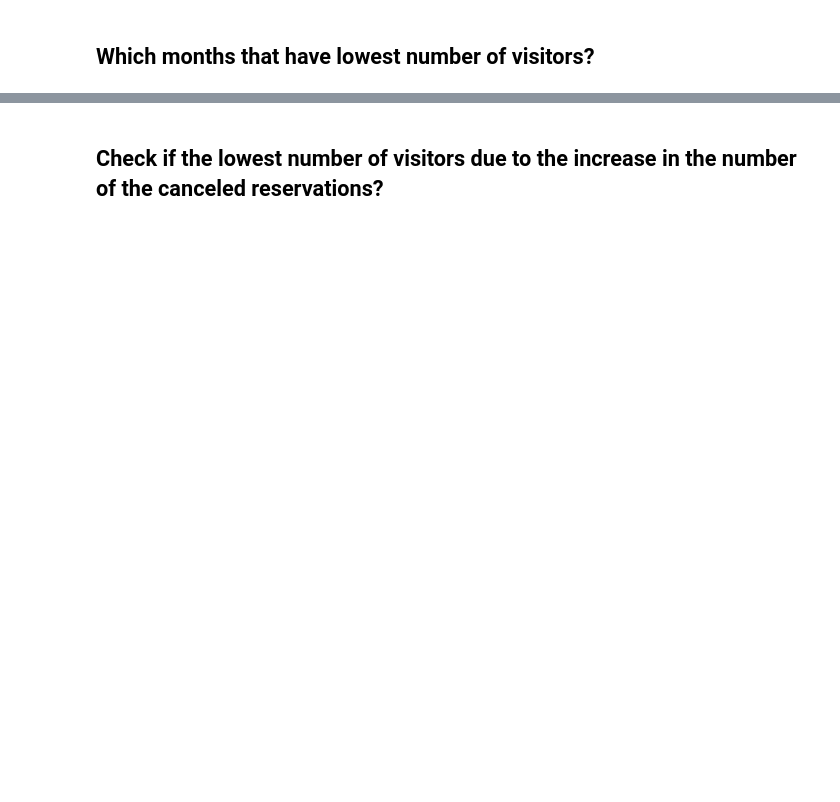
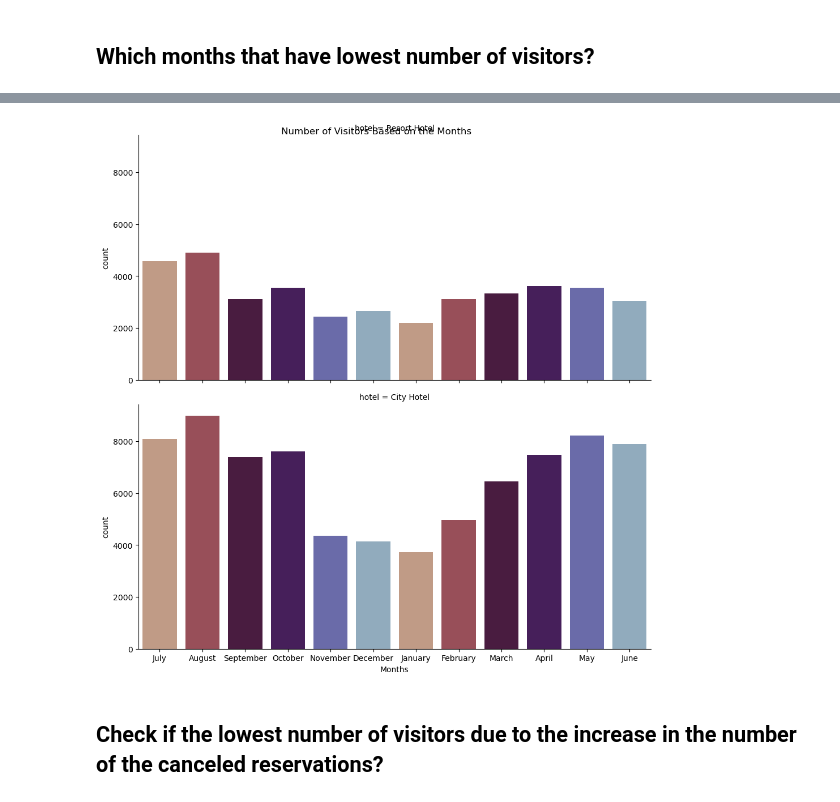
Before and after one commit to Tuwaiq-Data-Science-Bootcamp-V4/PCA-Lab, a Jupyter notebook: CV_Assignment.ipynb, the cells around one changed output, grey strips where cells are left out. Cells and saved outputs as stored; diff of their text form; code cells hidden in the pictures; blank space fills up the shorter version.

```diff
--- a/CV_Assignment.ipynb
+++ b/CV_Assignment.ipynb
@@ -128,2 +142,9 @@ df.describe(include='object')
+# %%
+sns.catplot(data=df, x='arrival_date_month', row='hotel', palette=colors, kind='count',aspect=2)
+plt.suptitle('Number of Visitors Based on the Months\n')
+plt.xlabel('Months')
+plt.show()
+# %% [output]
+[figure, added]
 # %% [markdown]
 ## Check if the lowest number of visitors due to the increase in the number of the canceled reservations?
```
Also changed, not shown: parts of 33 cells of this notebook.
